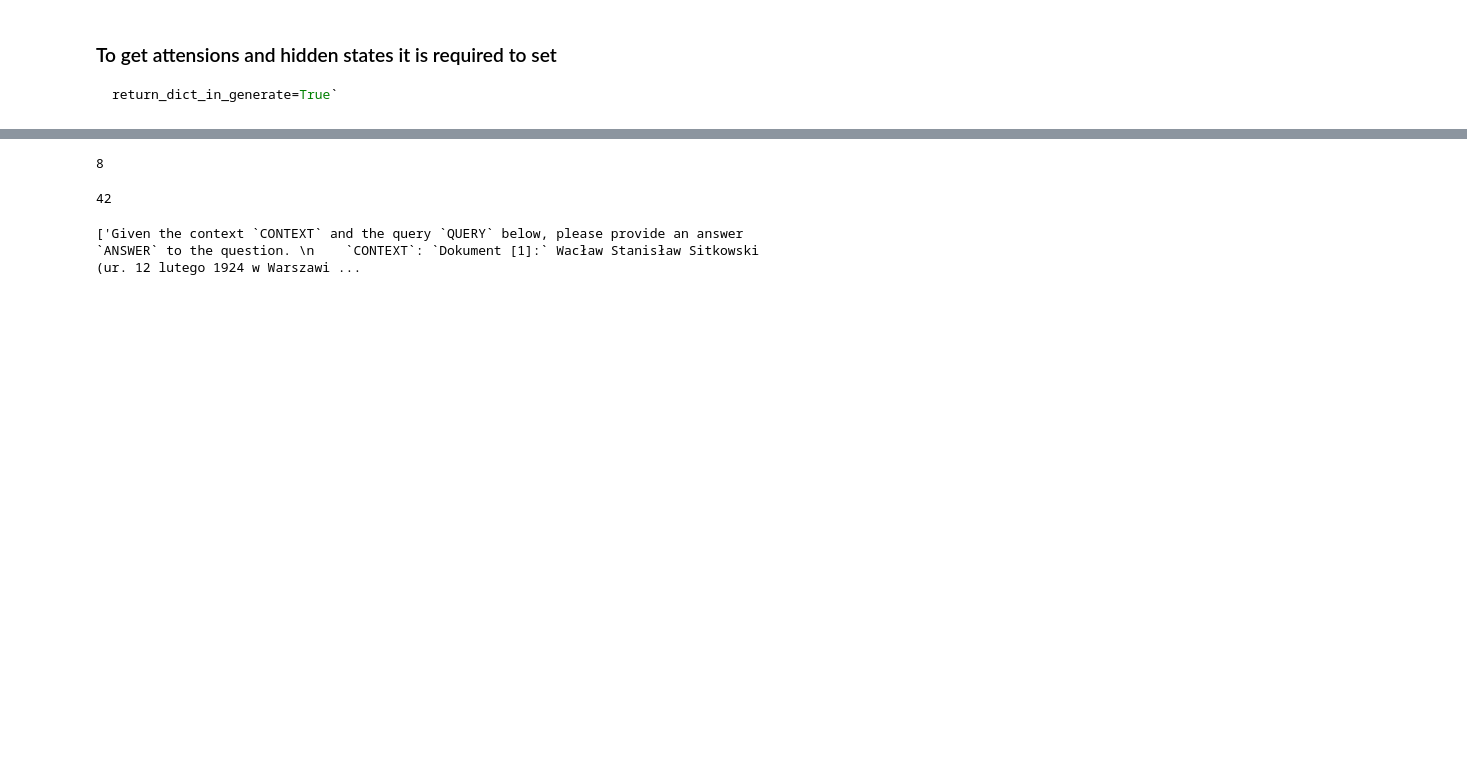
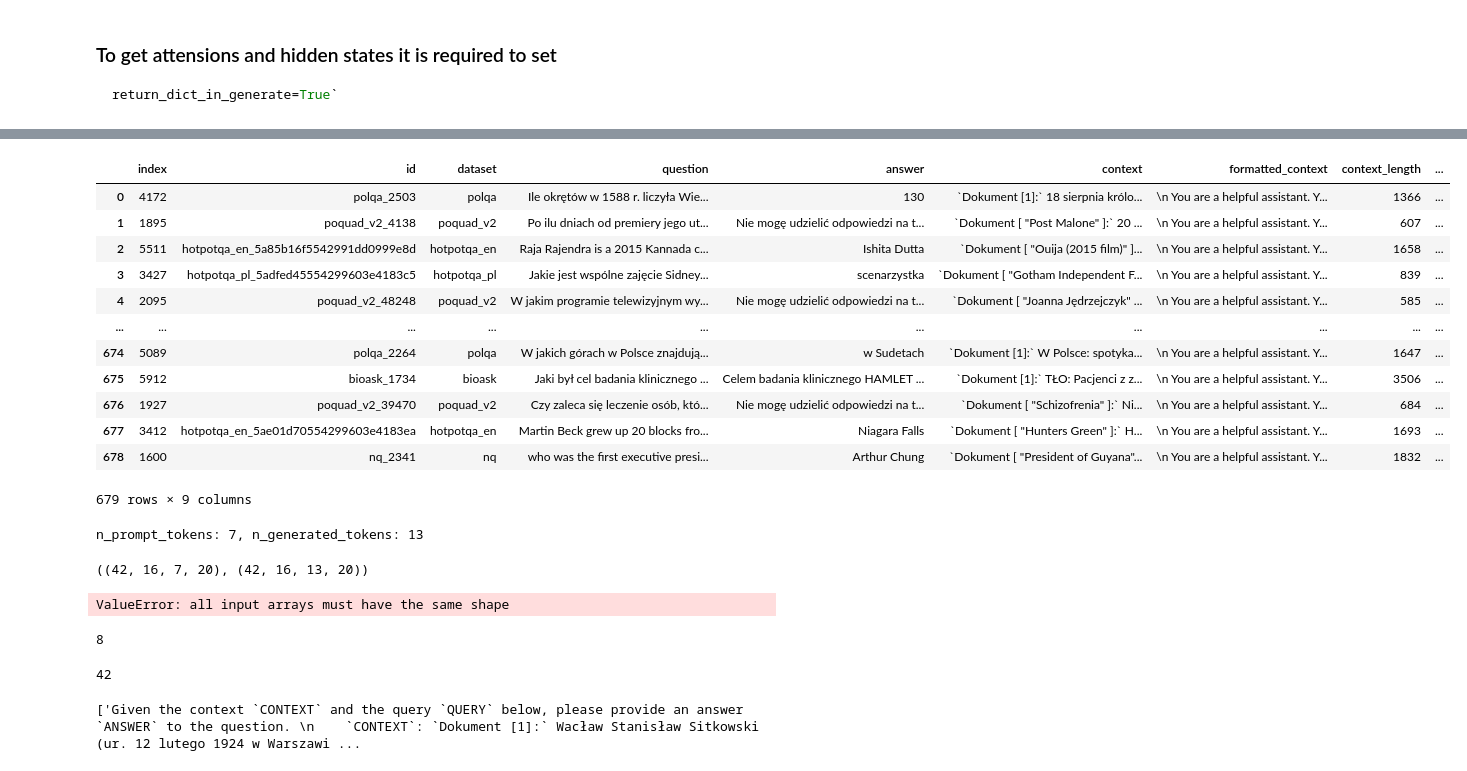
Before and after one commit to Hallucination-LLM/Research, a Jupyter notebook: notebooks/attention_research.ipynb, the cells around one changed output, grey strips where cells are left out. Cells and saved outputs as stored; diff of their text form; code cells hidden in the pictures; blank space fills up the shorter version.

```diff
--- a/notebooks/attention_research.ipynb
+++ b/notebooks/attention_research.ipynb
@@ -279,0 +443,4 @@ generated_ans.attentions
+# %%
+context_lengths = np.array(context_lengths)
+# %%
+df1['context_length'] = context_lengths
@@ -279,0 +449,2 @@ generated_ans.attentions
+# %%
+df2 = pd.read_parquet(os.path.join("..", DATA_DIR, 'new_version_sample_1500_filtered.parquet'))
@@ -279,0 +471,2 @@ generated_ans.attentions
+# %%
+df1 = df1.loc[~df1['id'].isin(df2.reset_index().iloc[:680]['id'].values)]
@@ -279,0 +483,20 @@ generated_ans.attentions
+# %%
+df1.reset_index().iloc[:679]
+# %% [output]
+|  | index | id | dataset | question | answer | context | formatted_context | context_length | ... |
+| 0 | 4172 | polqa_2503 | polqa | Ile okrętów w 1588 r. liczyła Wie... | 130 | `Dokument [1]:` 18 sierpnia królo... | \n You are a helpful assistant. Y... | 1366 | ... |
+| 1 | 1895 | poquad_v2_4138 | poquad_v2 | Po ilu dniach od premiery jego ut... | Nie mogę udzielić odpowiedzi na t... | `Dokument [ "Post Malone" ]:` 20 ... | \n You are a helpful assistant. Y... | 607 | ... |
+| 2 | 5511 | hotpotqa_en_5a85b16f5542991dd0999e8d | hotpotqa_en | Raja Rajendra is a 2015 Kannada c... | Ishita Dutta | `Dokument [ "Ouija (2015 film)" ]... | \n You are a helpful assistant. Y... | 1658 | ... |
+| 3 | 3427 | hotpotqa_pl_5adfed45554299603e4183c5 | hotpotqa_pl | Jakie jest wspólne zajęcie Sidney... | scenarzystka | `Dokument [ "Gotham Independent F... | \n You are a helpful assistant. Y... | 839 | ... |
+| 4 | 2095 | poquad_v2_48248 | poquad_v2 | W jakim programie telewizyjnym wy... | Nie mogę udzielić odpowiedzi na t... | `Dokument [ "Joanna Jędrzejczyk" ... | \n You are a helpful assistant. Y... | 585 | ... |
+| ... | ... | ... | ... | ... | ... | ... | ... | ... | ... |
+| 674 | 5089 | polqa_2264 | polqa | W jakich górach w Polsce znajdują... | w Sudetach | `Dokument [1]:` W Polsce: spotyka... | \n You are a helpful assistant. Y... | 1647 | ... |
+| 675 | 5912 | bioask_1734 | bioask | Jaki był cel badania klinicznego ... | Celem badania klinicznego HAMLET ... | `Dokument [1]:` TŁO: Pacjenci z z... | \n You are a helpful assistant. Y... | 3506 | ... |
+| 676 | 1927 | poquad_v2_39470 | poquad_v2 | Czy zaleca się leczenie osób, któ... | Nie mogę udzielić odpowiedzi na t... | `Dokument [ "Schizofrenia" ]:` Ni... | \n You are a helpful assistant. Y... | 684 | ... |
+| 677 | 3412 | hotpotqa_en_5ae01d70554299603e4183ea | hotpotqa_en | Martin Beck grew up 20 blocks fro... | Niagara Falls | `Dokument [ "Hunters Green" ]:` H... | \n You are a helpful assistant. Y... | 1693 | ... |
+| 678 | 1600 | nq_2341 | nq | who was the first executive presi... | Arthur Chung | `Dokument [ "President of Guyana"... | \n You are a helpful assistant. Y... | 1832 | ... |
+679 rows × 9 columns
+# %%
+v, h = process_hidden_or_att(generated_ans.attentions, take_only_generated=True, offset=8)
+# %% [output]
+n_prompt_tokens: 7, n_generated_tokens: 13
@@ -280,3 +505,11 @@ generated_ans.attentions
+# %%
+a.shape, b.shape
+# %% [output]
+((42, 16, 7, 20), (42, 16, 13, 20))
+# %%
+np.stack([a, b], axis=-2).shape
+# %% [output]
+ValueError: all input arrays must have the same shape
 # %%
 len(generated_ans.attentions)
 # %% [output]
```
Also changed, not shown: parts of 27 cells of this notebook, 4 other files.
